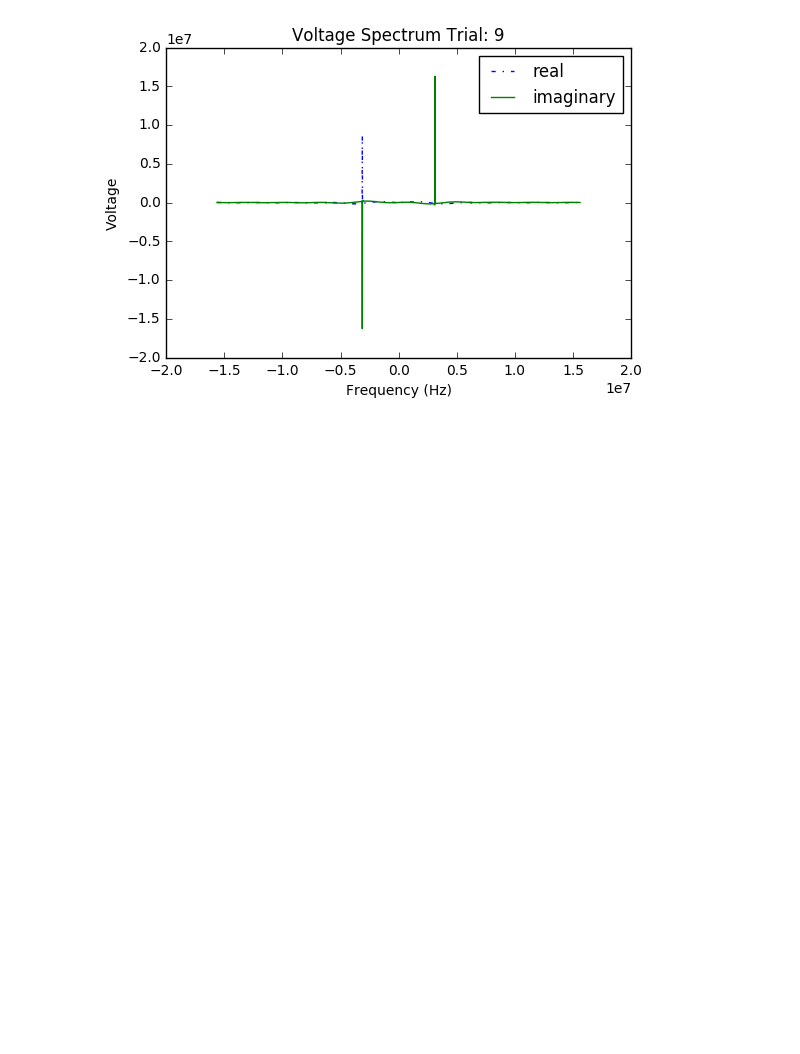
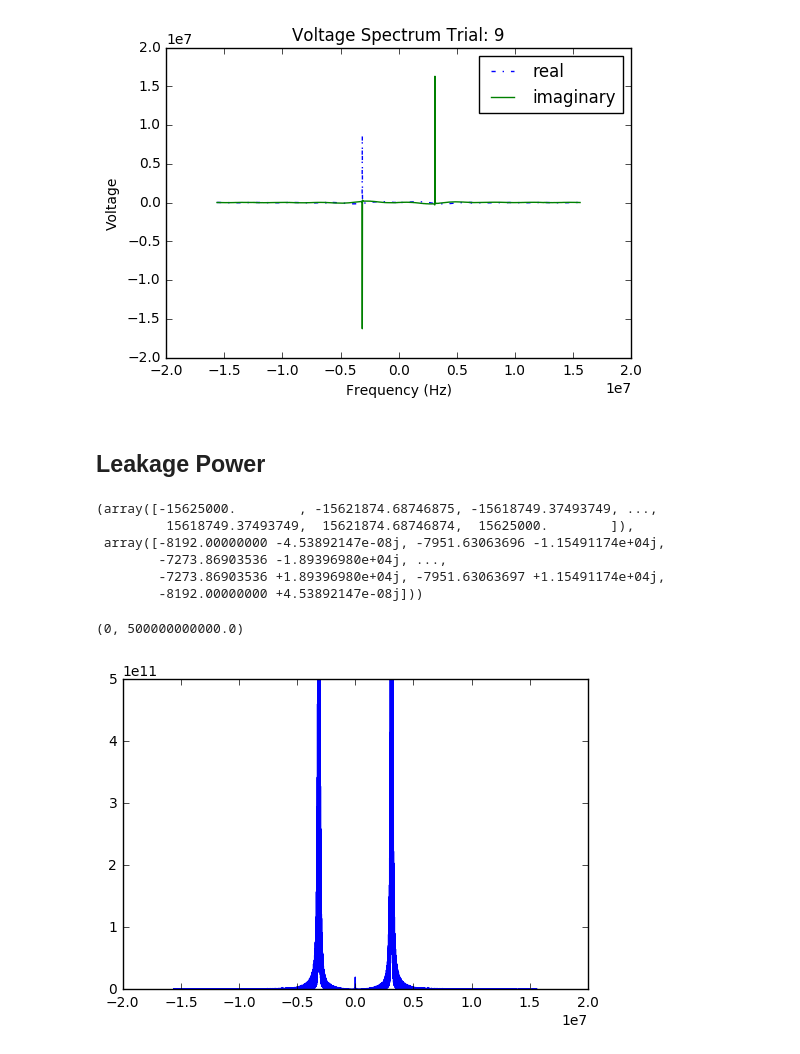
Before and after one commit to costassoler/Radio, a Jupyter notebook: Lab1 Data-Copy1.ipynb, the cells around one changed output. Cells and saved outputs as stored; diff of their text form; code cells hidden in the pictures; blank space fills up the shorter version.

Commit message:
Dab on leakage

```diff
--- a/Lab1 Data-Copy1.ipynb
+++ b/Lab1 Data-Copy1.ipynb
@@ -437,3 +471,8 @@ voltage_spec('trial0.8', 8)
 voltage_spec('trial0.9', 9)
 # %% [output]
 [figure]
+# %% [markdown]
+## Leakage Power
+# %%
+vsamp = 31.25*10**6
+freqs = np.linspace(-vsamp/2, vsamp/2, 10000)
@@ -439,0 +481,18 @@ voltage_spec('trial0.9', 9)
+# %%
+v1 = ugradio.dft.dft(np.loadtxt('trial0.1'), vsamp = 31.25*10**6, f = freqs)
+v1
+# %% [output]
+(array([-15625000.        , -15621874.68746875, -15618749.37493749, ...,
+         15618749.37493749,  15621874.68746874,  15625000.        ]),
+ array([-8192.00000000 -4.53892147e-08j, -7951.63063696 -1.15491174e+04j,
+        -7273.86903536 -1.89396980e+04j, ...,
+        -7273.86903536 +1.89396980e+04j, -7951.63063697 +1.15491174e+04j,
+        -8192.00000000 +4.53892147e-08j]))
+# %%
+P1L = np.abs(v1[1])**2
+# %%
+plt.plot(v1[0], P1L)
+plt.ylim(0,0.005*10**14)
+# %% [output]
+(0, 500000000000.0)
+[figure, added]
```
Also changed, not shown: parts of 28 cells of this notebook.
